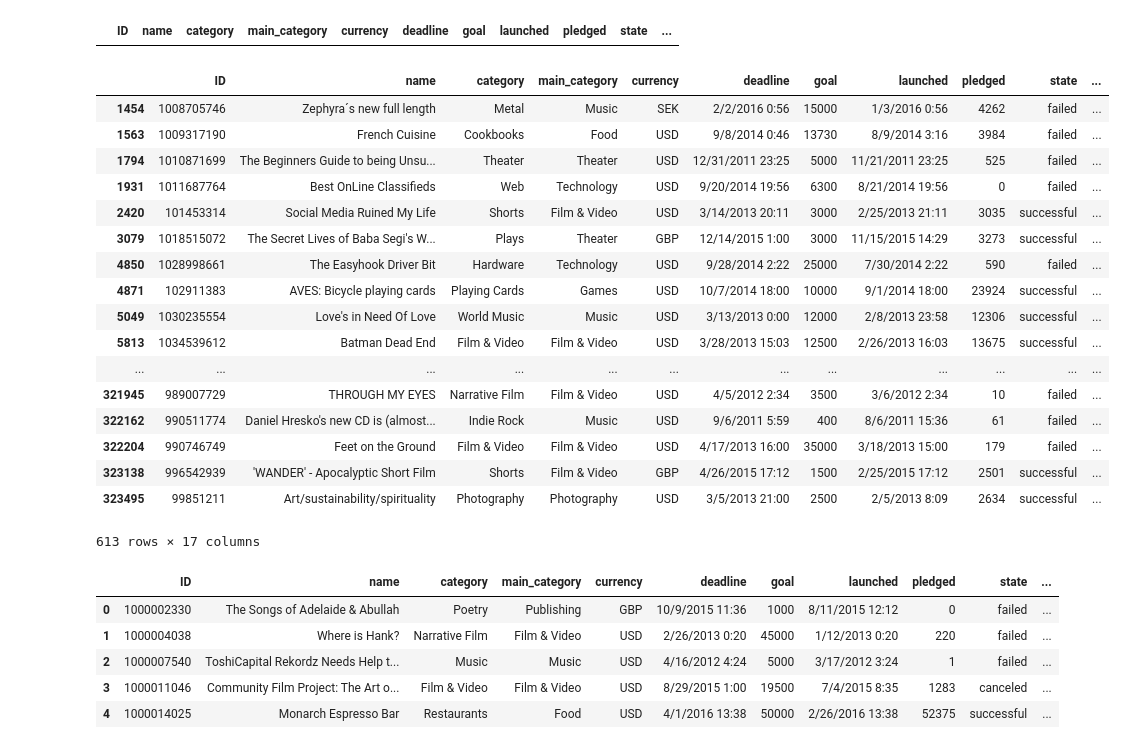
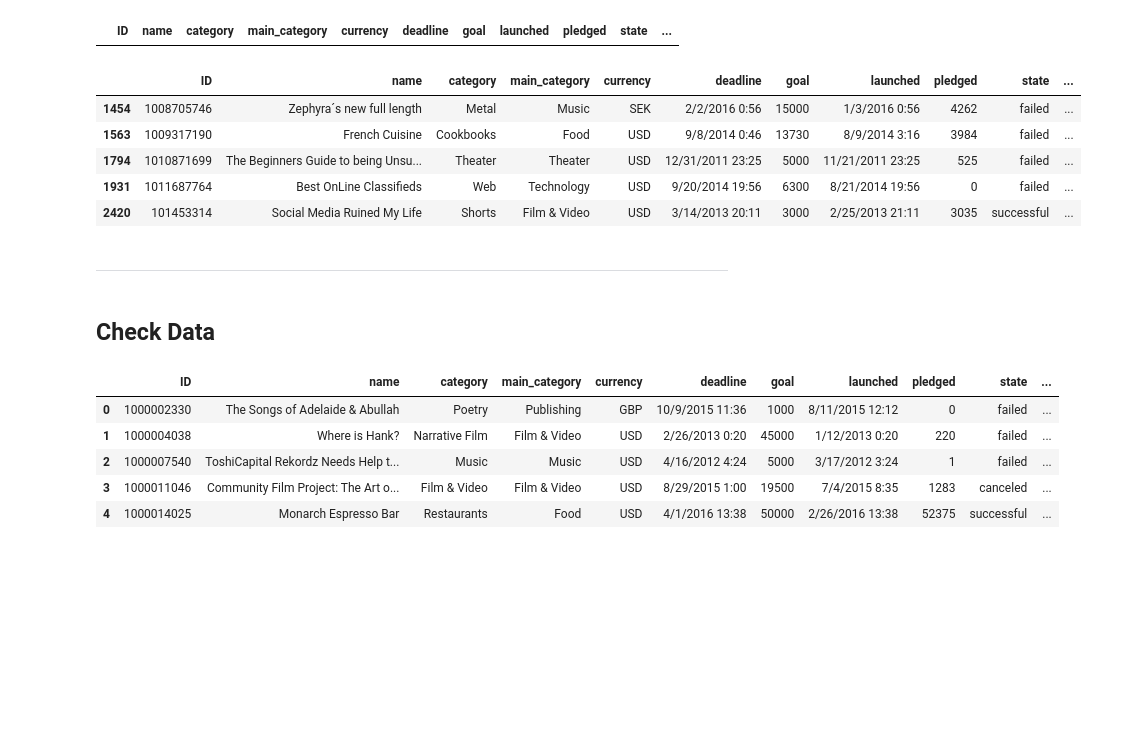
Before and after one commit to priesterkc/kickstarter, a Jupyter notebook: Kickstarter Data Prep.ipynb, the cells around one changed output. Cells and saved outputs as stored; diff of their text form; code cells hidden in the pictures; blank space fills up the shorter version.

```diff
--- a/Kickstarter Data Prep.ipynb
+++ b/Kickstarter Data Prep.ipynb
@@ -240,27 +261,19 @@ df1[df1['Unnamed: 13'].notnull()]
 # %%
 #test if new values are in place
 df13ls = list(getIndex(df_13))
 
-df1.iloc[df13ls]
+df1.iloc[df13ls].head()
 # %% [output]
 |  | ID | name | category | main_category | currency | deadline | goal | launched | pledged | state | ... |
 | 1454 | 1008705746 | Zephyra´s new full length | Metal | Music | SEK | 2/2/2016 0:56 | 15000 | 1/3/2016 0:56 | 4262 | failed | ... |
 | 1563 | 1009317190 | French Cuisine | Cookbooks | Food | USD | 9/8/2014 0:46 | 13730 | 8/9/2014 3:16 | 3984 | failed | ... |
 | 1794 | 1010871699 | The Beginners Guide to being Unsu... | Theater | Theater | USD | 12/31/2011 23:25 | 5000 | 11/21/2011 23:25 | 525 | failed | ... |
 | 1931 | 1011687764 | Best OnLine Classifieds | Web | Technology | USD | 9/20/2014 19:56 | 6300 | 8/21/2014 19:56 | 0 | failed | ... |
 | 2420 | 101453314 | Social Media Ruined My Life | Shorts | Film & Video | USD | 3/14/2013 20:11 | 3000 | 2/25/2013 21:11 | 3035 | successful | ... |
-| 3079 | 1018515072 | The Secret Lives of Baba Segi's W... | Plays | Theater | GBP | 12/14/2015 1:00 | 3000 | 11/15/2015 14:29 | 3273 | successful | ... |
-| 4850 | 1028998661 | The Easyhook Driver Bit | Hardware | Technology | USD | 9/28/2014 2:22 | 25000 | 7/30/2014 2:22 | 590 | failed | ... |
-| 4871 | 102911383 | AVES: Bicycle playing cards | Playing Cards | Games | USD | 10/7/2014 18:00 | 10000 | 9/1/2014 18:00 | 23924 | successful | ... |
-| 5049 | 1030235554 | Love's in Need Of Love | World Music | Music | USD | 3/13/2013 0:00 | 12000 | 2/8/2013 23:58 | 12306 | successful | ... |
-| 5813 | 1034539612 | Batman Dead End | Film & Video | Film & Video | USD | 3/28/2013 15:03 | 12500 | 2/26/2013 16:03 | 13675 | successful | ... |
-| ... | ... | ... | ... | ... | ... | ... | ... | ... | ... | ... | ... |
-| 321945 | 989007729 | THROUGH MY EYES | Narrative Film | Film & Video | USD | 4/5/2012 2:34 | 3500 | 3/6/2012 2:34 | 10 | failed | ... |
-| 322162 | 990511774 | Daniel Hresko's new CD is (almost... | Indie Rock | Music | USD | 9/6/2011 5:59 | 400 | 8/6/2011 15:36 | 61 | failed | ... |
-| 322204 | 990746749 | Feet on the Ground | Film & Video | Film & Video | USD | 4/17/2013 16:00 | 35000 | 3/18/2013 15:00 | 179 | failed | ... |
-| 323138 | 996542939 | 'WANDER' - Apocalyptic Short Film | Shorts | Film & Video | GBP | 4/26/2015 17:12 | 1500 | 2/25/2015 17:12 | 2501 | successful | ... |
-| 323495 | 99851211 | Art/sustainability/spirituality | Photography | Photography | USD | 3/5/2013 21:00 | 2500 | 2/5/2013 8:09 | 2634 | successful | ... |
-613 rows × 17 columns
+# %% [markdown]
+***
+# %% [markdown]
+## Check Data
 # %%
 df1.head()
 # %% [output]
```
Also changed, not shown: parts of 34 cells of this notebook.
